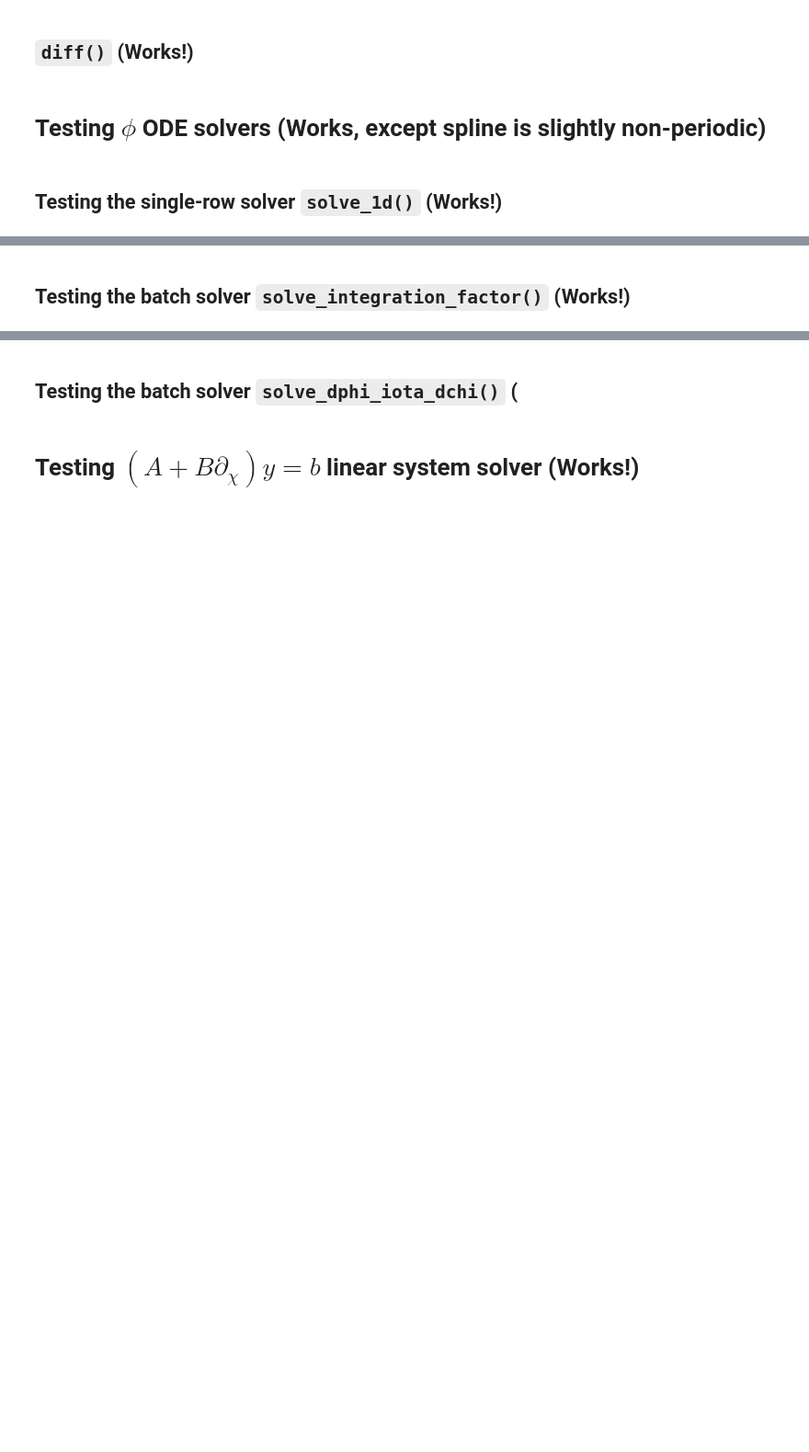
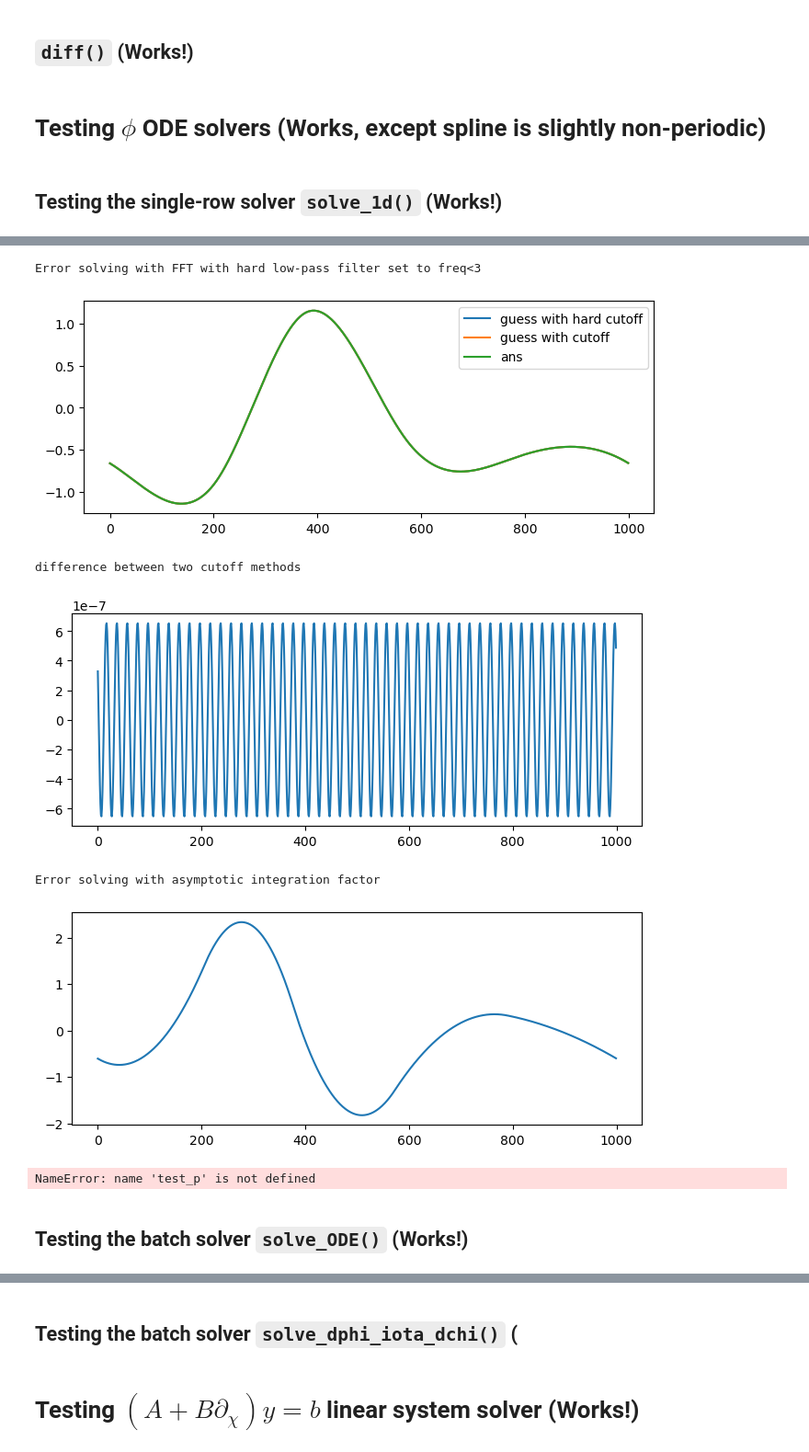
Before and after one commit to lankef/pyAQSC, a Jupyter notebook: examples/ChiPhiFunc test suite.ipynb, the cells around one changed output, grey strips where cells are left out. Shown at 92% size. Cells and saved outputs as stored; diff of their text form; code cells hidden in the pictures; blank space fills up the shorter version.

```diff
--- a/examples/ChiPhiFunc test suite.ipynb
+++ b/examples/ChiPhiFunc test suite.ipynb
@@ -610,3 +625,3 @@ compare_chiphifunc(
 # %%
 %%time
-test_y_guess = solve_1d_fft(p_eff=test_p, f_eff=test_f, fft_max_freq=15)
+test_y_guess_hard_cutoff = solve_1d_fft(p_eff=test_p, f_eff=test_f, cutoff_freq=-1, hard_cutoff_freq=50)
@@ -612,0 +631,3 @@ test_y_guess = solve_1d_fft(p_eff=test_p, f_eff=test_f, fft_max_freq=15)
+# %%
+%%time
+test_y_guess_cutoff = solve_1d_fft(p_eff=test_p, f_eff=test_f, cutoff_freq=50, hard_cutoff_freq=-1)
@@ -616,12 +643,44 @@ test_y_guess_asym = solve_1d_asym(p_eff=test_p, f_eff=test_f)
 # %%
-print('Error solving with FFT with low-pass filter set to m<100')
-plt.plot(test_y-test_y_guess)
+print('Error solving with FFT with hard low-pass filter set to freq<3')
+plt.plot(test_y_guess_hard_cutoff, label='guess with hard cutoff')
+plt.plot(test_y_guess_cutoff, label='guess with cutoff')
+plt.plot(test_y, label='ans')
+# plt.plot(test_y-test_y_guess, label='error')
+plt.legend()
 plt.show()
+
+print('difference between two cutoff methods')
+plt.plot(test_y_guess_cutoff - test_y_guess_hard_cutoff)
+plt.show()
+
 print('Error solving with asymptotic integration factor')
 plt.plot(test_y-test_y_guess_asym)
 plt.show()
+# %% [output]
+Error solving with FFT with hard low-pass filter set to freq<3
+[figure, added]
+difference between two cutoff methods
+[figure, added]
+Error solving with asymptotic integration factor
+[figure, added]
+# %%
+solve_1d_fft_batch = vmap(solve_1d_fft, in_axes=(0, 0, None, None), out_axes=0)
+solve_1d_fft_batch(
+    jnp.array([
+        test_p,
+        test_p,
+    ]),
+    jnp.array([
+        test_y,
+        test_y,
+    ]),
+    jnp.array(-1),
+    -1
+)
+# %% [output]
+NameError: name 'test_p' is not defined
 # %% [markdown]
-## Testing the batch solver `solve_integration_factor()` (Works!)
+## Testing the batch solver `solve_ODE()` (Works!)
 # %%
 # Creating 2 random ChiPhiFunc's for testing
 rands1 = np.random.randint(5, size=16)
```
Also changed, not shown: parts of 34 cells of this notebook, 37 other files.
